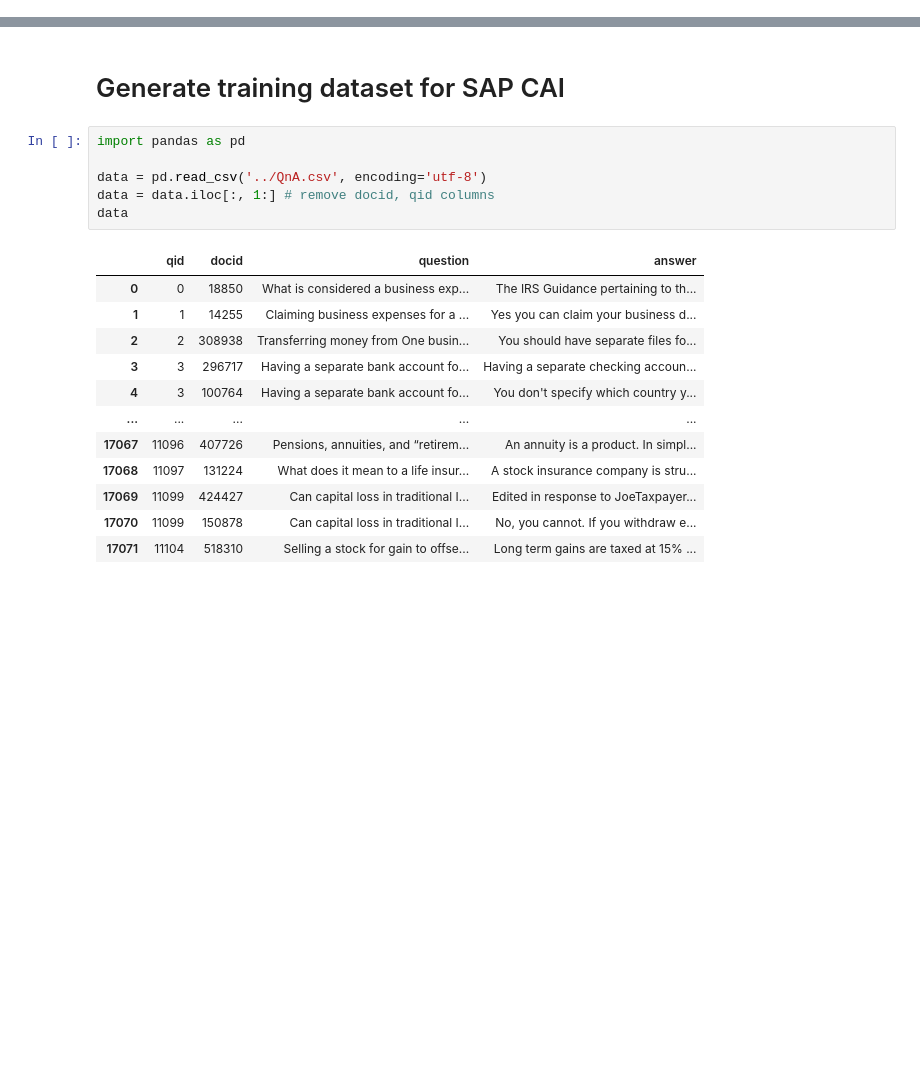
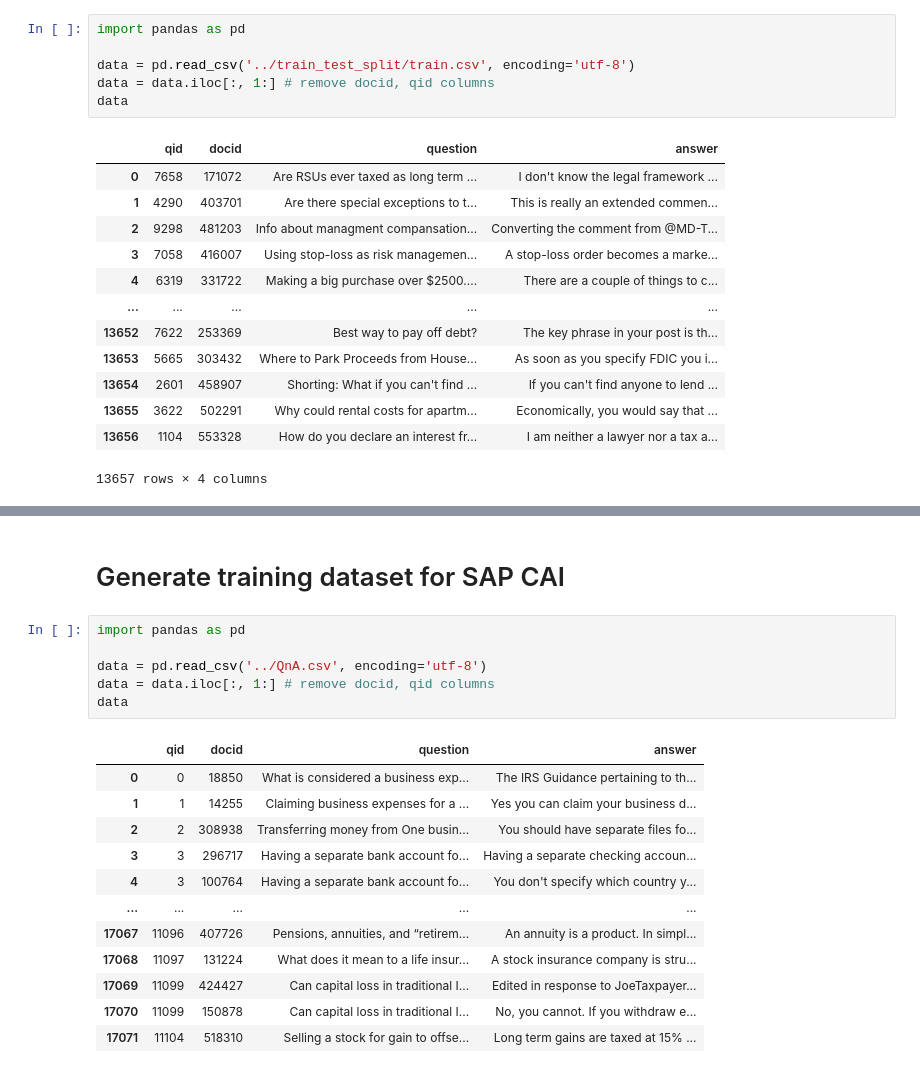
Before and after one commit to y4nrui/ezfinbot, a Jupyter notebook: 0.Datasets/SAP/sap-cleaning.ipynb, the cells around one changed output, grey strips where cells are left out. Saved outputs shown, nothing was run; the diff lists cells and outputs as text; blank space fills up the shorter version.

```diff
--- a/0.Datasets/SAP/sap-cleaning.ipynb
+++ b/0.Datasets/SAP/sap-cleaning.ipynb
@@ -0,0 +1,20 @@
+# %%
+import pandas as pd
+
+data = pd.read_csv('../train_test_split/train.csv', encoding='utf-8')
+data = data.iloc[:, 1:] # remove docid, qid columns
+data
+# %% [output]
+|  | qid | docid | question | answer |
+| 0 | 7658 | 171072 | Are RSUs ever taxed as long term ... | I don't know the legal framework ... |
+| 1 | 4290 | 403701 | Are there special exceptions to t... | This is really an extended commen... |
+| 2 | 9298 | 481203 | Info about managment compansation... | Converting the comment from @MD-T... |
+| 3 | 7058 | 416007 | Using stop-loss as risk managemen... | A stop-loss order becomes a marke... |
+| 4 | 6319 | 331722 | Making a big purchase over $2500.... | There are a couple of things to c... |
+| ... | ... | ... | ... | ... |
+| 13652 | 7622 | 253369 | Best way to pay off debt? | The key phrase in your post is th... |
+| 13653 | 5665 | 303432 | Where to Park Proceeds from House... | As soon as you specify FDIC you i... |
+| 13654 | 2601 | 458907 | Shorting: What if you can't find ... | If you can't find anyone to lend ... |
+| 13655 | 3622 | 502291 | Why could rental costs for apartm... | Economically, you would say that ... |
+| 13656 | 1104 | 553328 | How do you declare an interest fr... | I am neither a lawyer nor a tax a... |
+13657 rows × 4 columns
```
Also changed, not shown: parts of 5 cells of this notebook, 8 other files.
